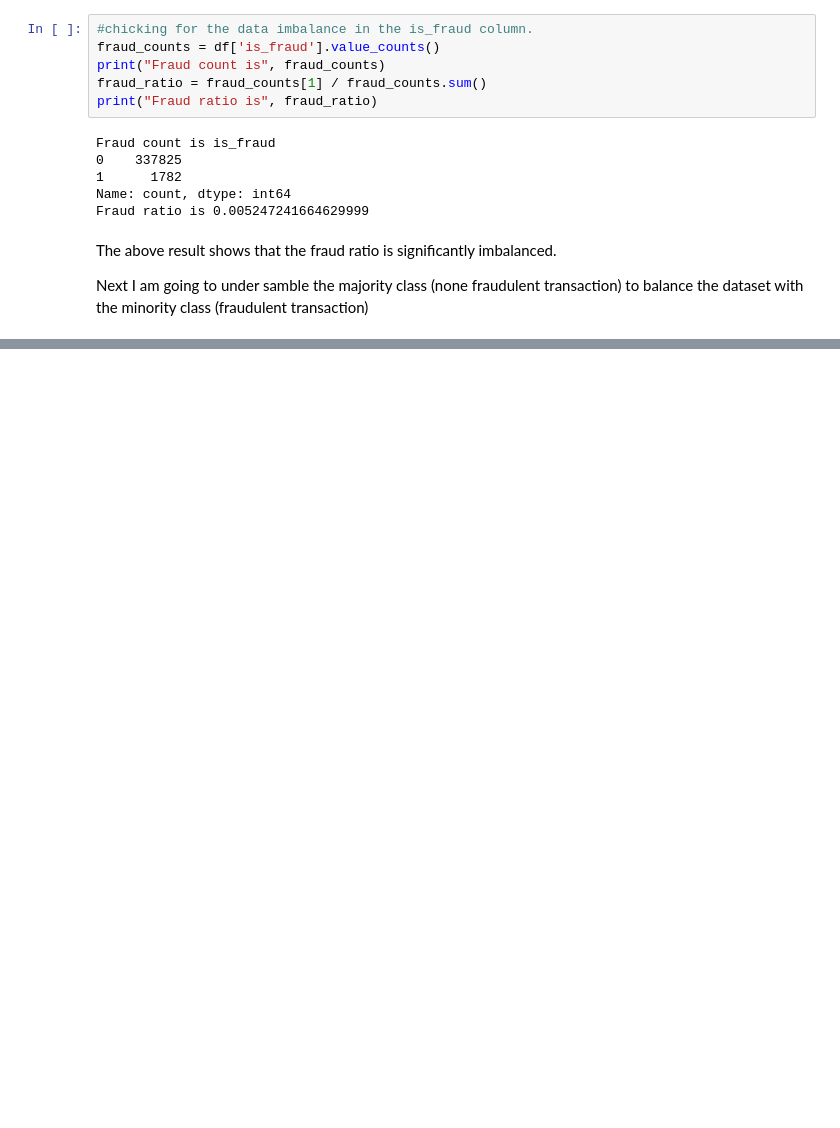
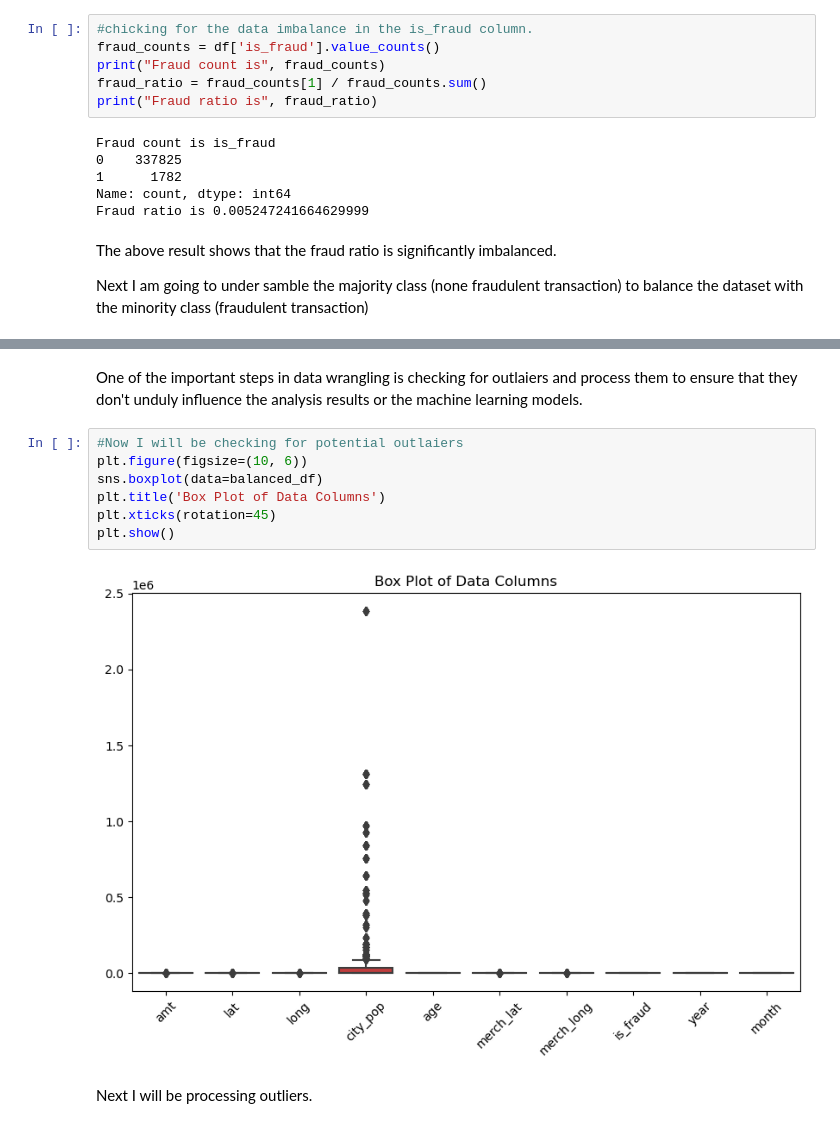
Before and after one commit to muthanna994/Credit-Card-Capstone-II-Springboard, a Jupyter notebook: Capstone II Data Wrangling.ipynb, the cells around one changed output, grey strips where cells are left out. Saved outputs shown, nothing was run; the diff lists cells and outputs as text; blank space fills up the shorter version.

```diff
--- a/Capstone II Data Wrangling.ipynb
+++ b/Capstone II Data Wrangling.ipynb
@@ -218,0 +260,13 @@ Text(0, 0.5, 'Count')
+# %% [markdown]
+One of the important steps in data wrangling is checking for outlaiers and process them to ensure that they don't unduly influence the analysis results or the machine learning models.
+# %%
+#Now I will be checking for potential outlaiers
+plt.figure(figsize=(10, 6))
+sns.boxplot(data=balanced_df)
+plt.title('Box Plot of Data Columns')
+plt.xticks(rotation=45)
+plt.show()
+# %% [output]
+[figure, added]
+# %% [markdown]
+Next I will be processing outliers.
```
Also changed, not shown: parts of 21 cells of this notebook.
